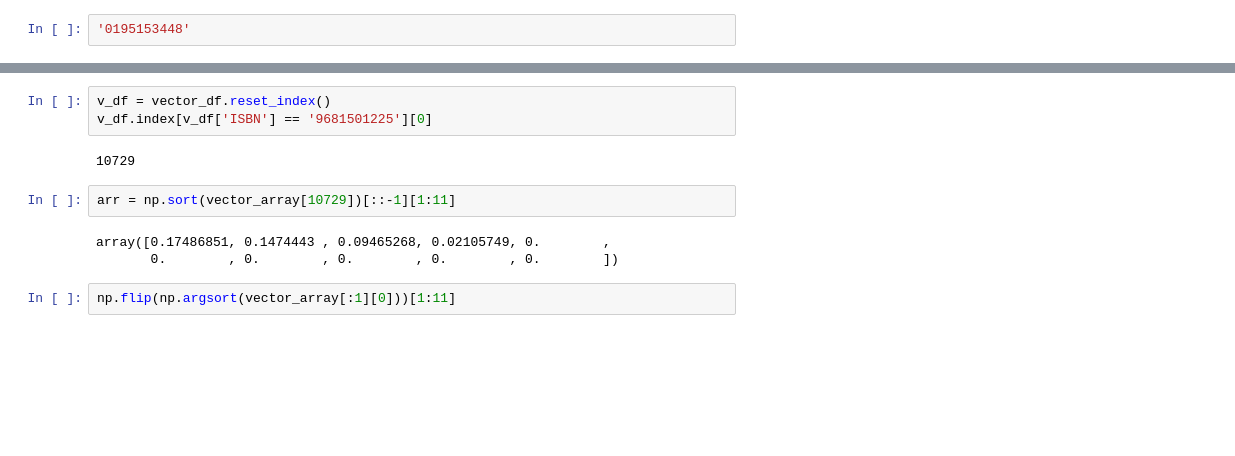
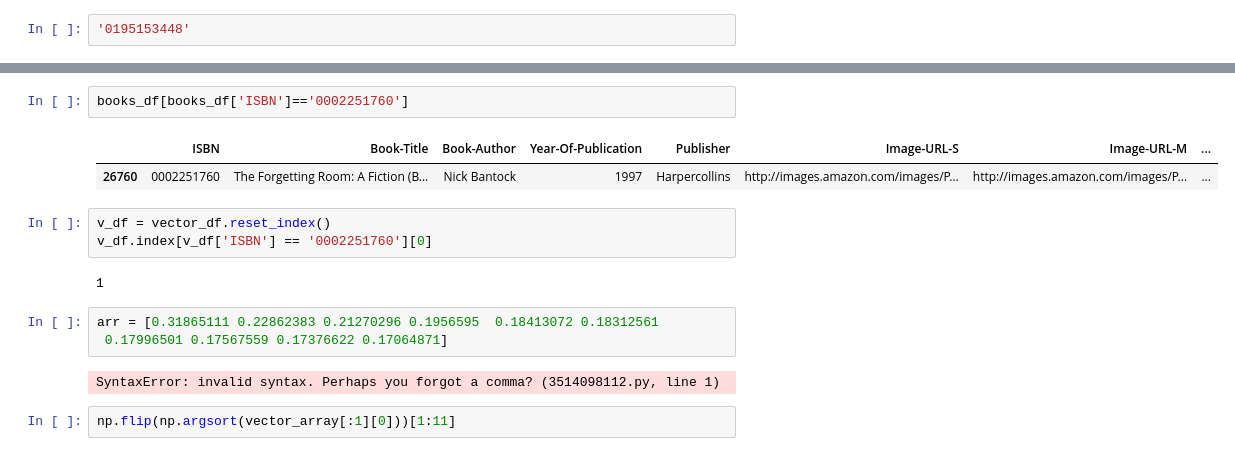
Before and after one commit to AnshulSGarg/Book-Recommender-System, a Jupyter notebook: Recommender_Model.ipynb, the cells around one changed output, grey strips where cells are left out. Drawn from its saved outputs; the diff is of its cells as text; blank space fills up the shorter version.

```diff
--- a/Recommender_Model.ipynb
+++ b/Recommender_Model.ipynb
@@ -550,13 +563,18 @@ def recommend(book_name):
+# %%
+books_df[books_df['ISBN']=='0002251760']
+# %% [output]
+|  | ISBN | Book-Title | Book-Author | Year-Of-Publication | Publisher | Image-URL-S | Image-URL-M | ... |
+| 26760 | 0002251760 | The Forgetting Room: A Fiction (B... | Nick Bantock | 1997 | Harpercollins | http://images.amazon.com/images/P... | http://images.amazon.com/images/P... | ... |
 # %%
 v_df = vector_df.reset_index()
-v_df.index[v_df['ISBN'] == '9681501225'][0]
+v_df.index[v_df['ISBN'] == '0002251760'][0]
 # %% [output]
-10729
+1
-# %%
-arr = np.sort(vector_array[10729])[::-1][1:11]
-# %% [output]
-array([0.17486851, 0.1474443 , 0.09465268, 0.02105749, 0.        ,
-       0.        , 0.        , 0.        , 0.        , 0.        ])
+# %%
+arr = [0.31865111 0.22862383 0.21270296 0.1956595  0.18413072 0.18312561
+ 0.17996501 0.17567559 0.17376622 0.17064871]
+# %% [output]
+SyntaxError: invalid syntax. Perhaps you forgot a comma? (3514098112.py, line 1)
 # %%
 np.flip(np.argsort(vector_array[:1][0]))[1:11]
 # %% [output]
```
Also changed, not shown: parts of 1 cell of this notebook.
